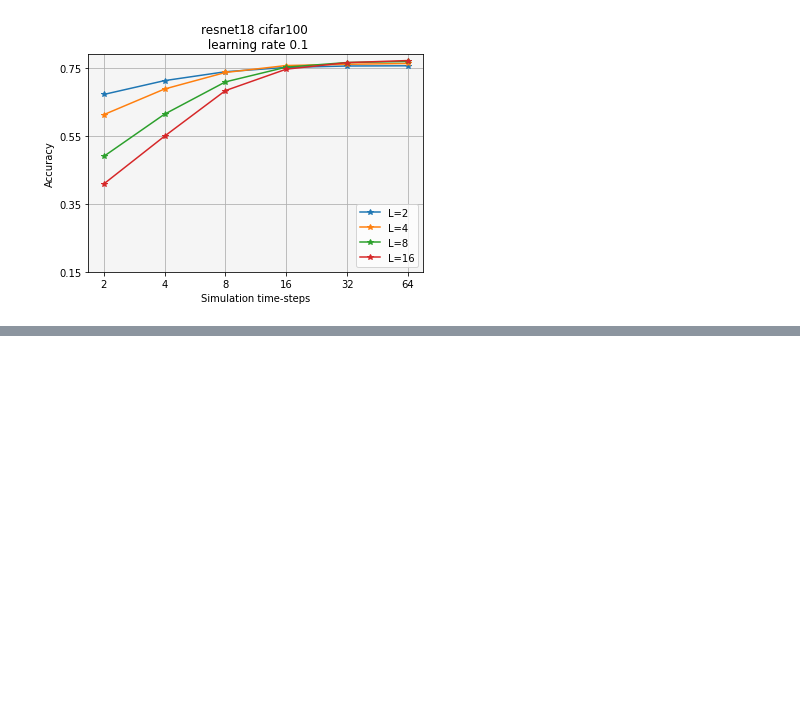
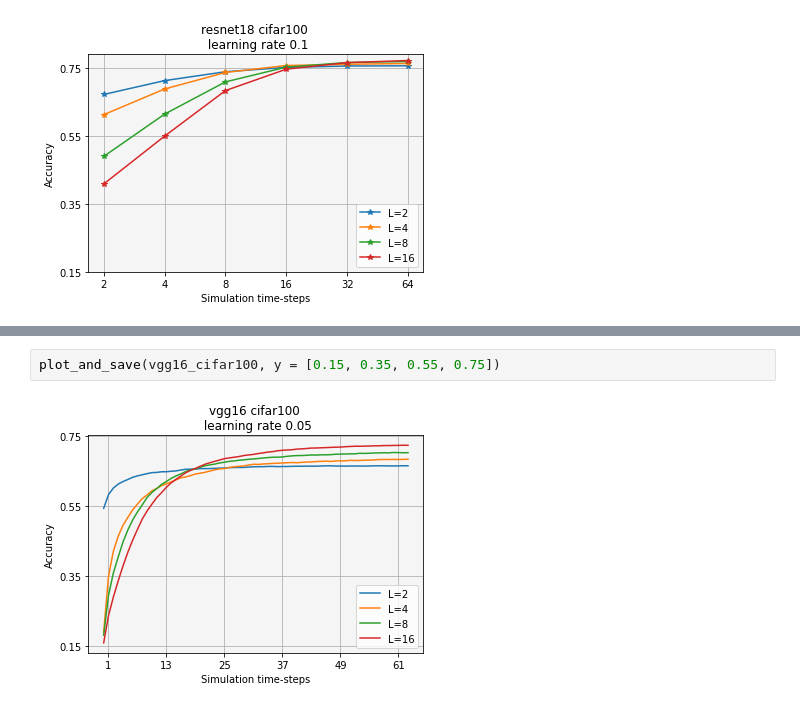
Before and after one commit to andreakiro/ai-research-snn, a Jupyter notebook: logs/showcase_results.ipynb, the cells around one changed output, grey strips where cells are left out. Saved outputs shown, nothing was run; the diff lists cells and outputs as text; blank space fills up the shorter version.

```diff
--- a/logs/showcase_results.ipynb
+++ b/logs/showcase_results.ipynb
@@ -96,0 +142,4 @@ plot_and_save(resnet18_cifar100, y = [0.15, 0.35, 0.55, 0.75])
+# %%
+plot_and_save(vgg16_cifar100, y = [0.15, 0.35, 0.55, 0.75])
+# %% [output]
+[figure, added]
```
Also changed, not shown: parts of 10 cells of this notebook, 8 other files.
